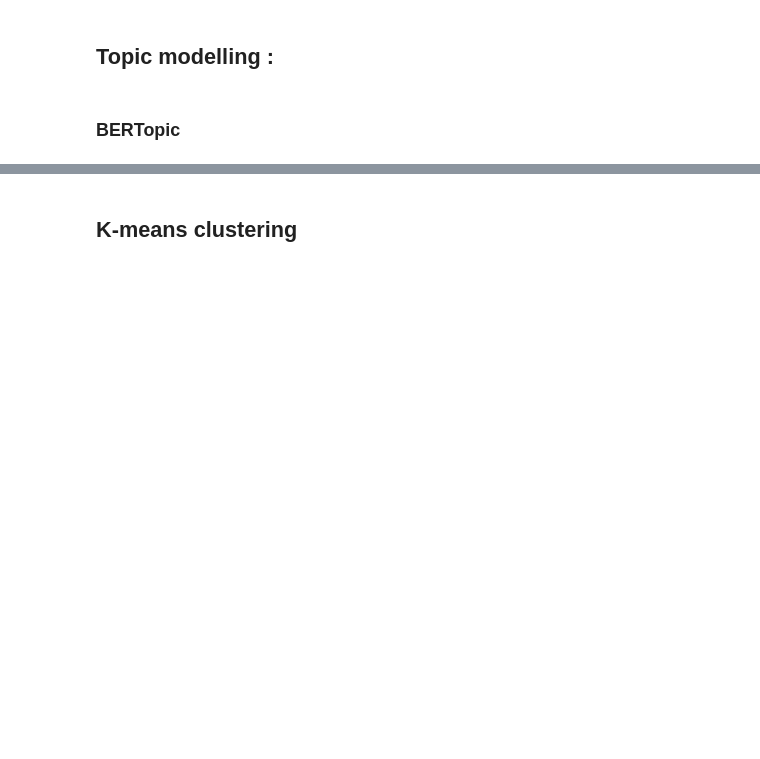
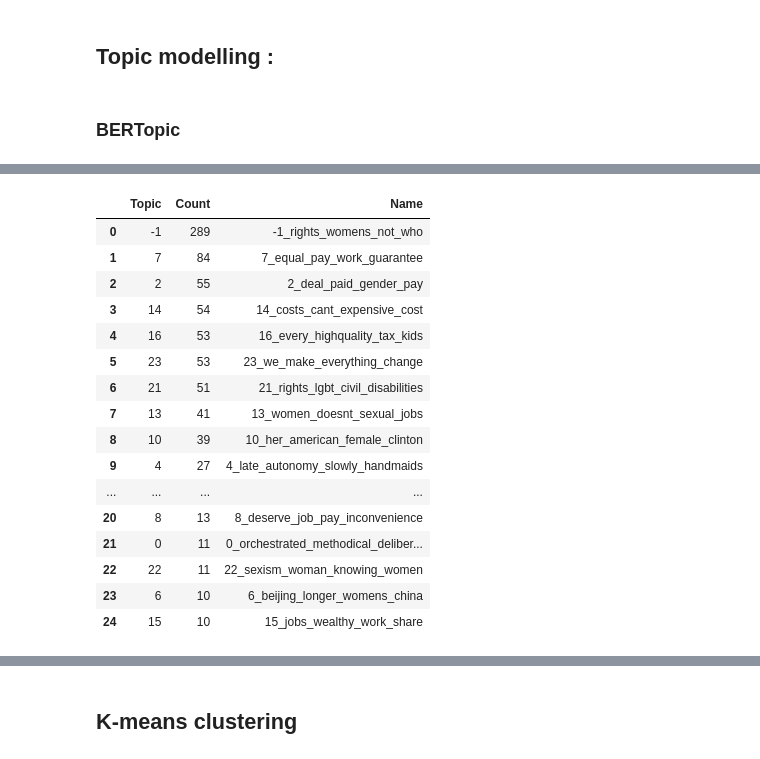
Before and after one commit to epfl-ada/ada-2021-project-concatsanddogs, a Jupyter notebook: Valerian/sbert_topic_modeling_w_fastclustering.ipynb, the cells around one changed output, grey strips where cells are left out. Drawn from its saved outputs; the diff is of its cells as text; code cells hidden in the pictures; blank space fills up the shorter version.

```diff
--- a/Valerian/sbert_topic_modeling_w_fastclustering.ipynb
+++ b/Valerian/sbert_topic_modeling_w_fastclustering.ipynb
@@ -299,5 +321,25 @@ topic_model = BERTopic()
 topics, probs = topic_model.fit_transform(corpus_sentences[0:1000])
 corpus_sentences = data['quotation'].tolist()
+# %%
+topic_model.get_topic_info()
+# %% [output]
+|  | Topic | Count | Name |
+| 0 | -1 | 289 | -1_rights_womens_not_who |
+| 1 | 7 | 84 | 7_equal_pay_work_guarantee |
+| 2 | 2 | 55 | 2_deal_paid_gender_pay |
+| 3 | 14 | 54 | 14_costs_cant_expensive_cost |
+| 4 | 16 | 53 | 16_every_highquality_tax_kids |
+| 5 | 23 | 53 | 23_we_make_everything_change |
+| 6 | 21 | 51 | 21_rights_lgbt_civil_disabilities |
+| 7 | 13 | 41 | 13_women_doesnt_sexual_jobs |
+| 8 | 10 | 39 | 10_her_american_female_clinton |
+| 9 | 4 | 27 | 4_late_autonomy_slowly_handmaids |
+| ... | ... | ... | ... |
+| 20 | 8 | 13 | 8_deserve_job_pay_inconvenience |
+| 21 | 0 | 11 | 0_orchestrated_methodical_deliber... |
+| 22 | 22 | 11 | 22_sexism_woman_knowing_women |
+| 23 | 6 | 10 | 6_beijing_longer_womens_china |
+| 24 | 15 | 10 | 15_jobs_wealthy_work_share |
 # %%
 topic_model.get_topic_info()
 # %% [output]
```
Also changed, not shown: parts of 24 cells of this notebook, 1 other file.
